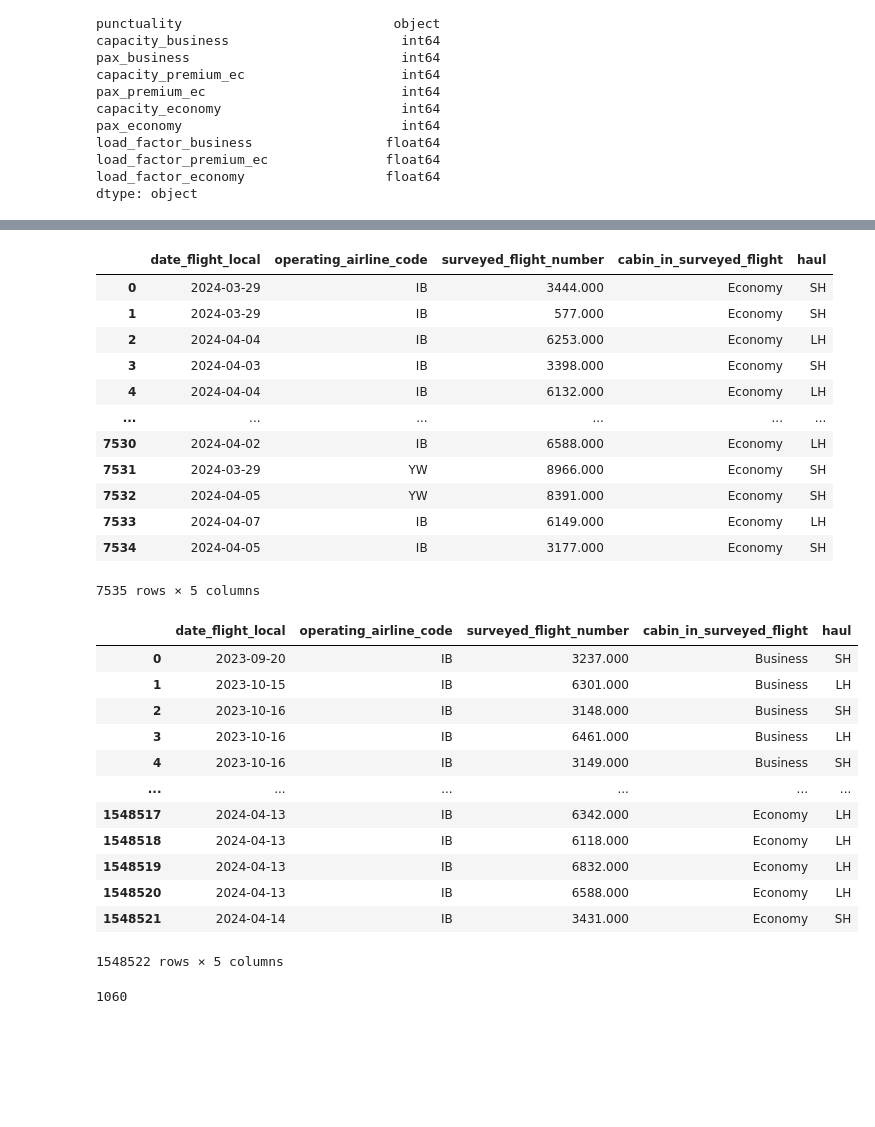
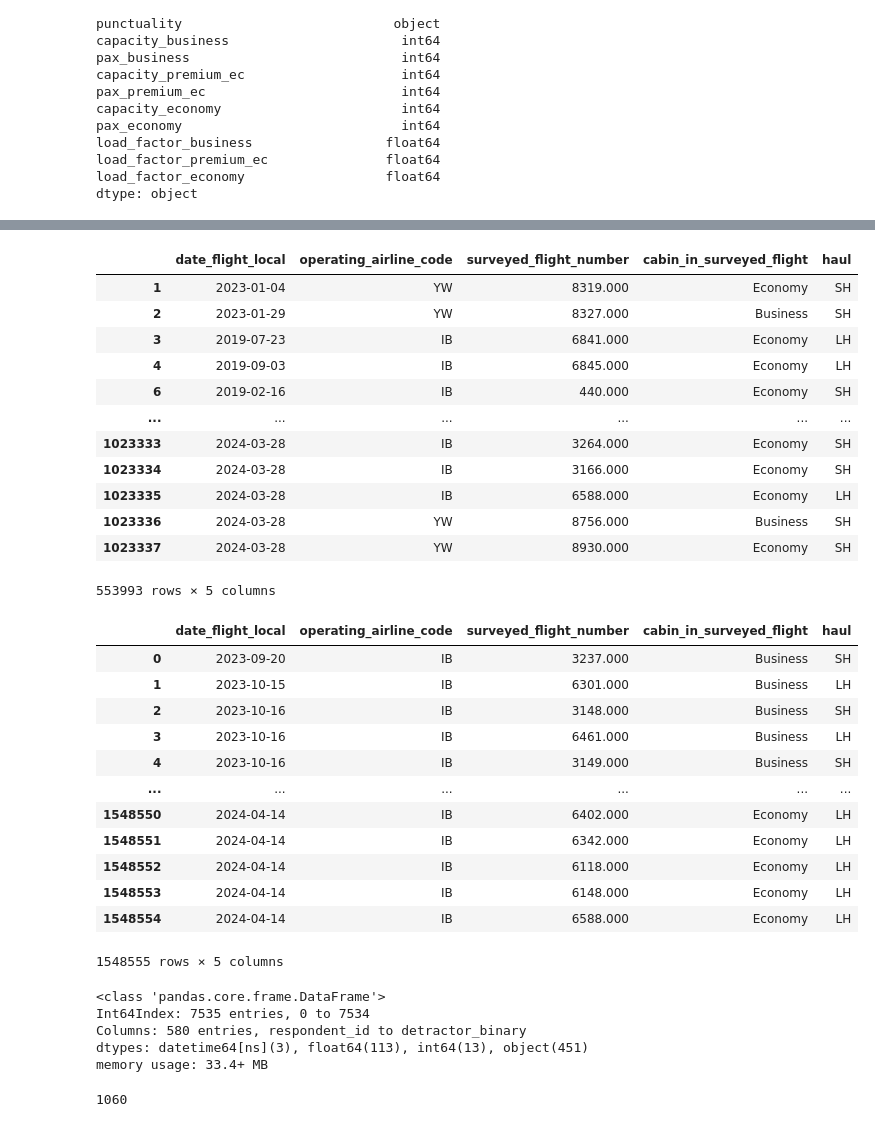
Before and after one commit to nomadicsenseis/AI_Explanatory_Drivers-VS_past_pipeline, a Jupyter notebook: develop/Debug_pipeline.ipynb, the cells around one changed output, grey strips where cells are left out. Cells and saved outputs as stored; diff of their text form; code cells hidden in the pictures; blank space fills up the shorter version.

Commit message:
Fix merge 500k rows in historic. Still only 1k/7k in predict

```diff
--- a/develop/Debug_pipeline.ipynb
+++ b/develop/Debug_pipeline.ipynb
@@ -984,22 +1017,21 @@ array(['IB', 'YW'], dtype=object)
 # %%
-df_nps_incremental[['date_flight_local', 'operating_airline_code', 'surveyed_flight_number', 'cabin_in_surveyed_flight', 'haul']]
-df_long[['date_flight_local', 'operating_airline_code', 'surveyed_flight_number', 'cabin_in_surveyed_flight', 'haul']]
+df_nps_historic[['date_flight_local', 'operating_airline_code', 'surveyed_flight_number', 'cabin_in_surveyed_flight', 'haul']]
 # %% [output]
 |  | date_flight_local | operating_airline_code | surveyed_flight_number | cabin_in_surveyed_flight | haul |
-| 0 | 2024-03-29 | IB | 3444.000 | Economy | SH |
-| 1 | 2024-03-29 | IB | 577.000 | Economy | SH |
-| 2 | 2024-04-04 | IB | 6253.000 | Economy | LH |
-| 3 | 2024-04-03 | IB | 3398.000 | Economy | SH |
-| 4 | 2024-04-04 | IB | 6132.000 | Economy | LH |
+| 1 | 2023-01-04 | YW | 8319.000 | Economy | SH |
+| 2 | 2023-01-29 | YW | 8327.000 | Business | SH |
+| 3 | 2019-07-23 | IB | 6841.000 | Economy | LH |
+| 4 | 2019-09-03 | IB | 6845.000 | Economy | LH |
+| 6 | 2019-02-16 | IB | 440.000 | Economy | SH |
 | ... | ... | ... | ... | ... | ... |
-| 7530 | 2024-04-02 | IB | 6588.000 | Economy | LH |
-| 7531 | 2024-03-29 | YW | 8966.000 | Economy | SH |
-| 7532 | 2024-04-05 | YW | 8391.000 | Economy | SH |
-| 7533 | 2024-04-07 | IB | 6149.000 | Economy | LH |
-| 7534 | 2024-04-05 | IB | 3177.000 | Economy | SH |
+| 1023333 | 2024-03-28 | IB | 3264.000 | Economy | SH |
+| 1023334 | 2024-03-28 | IB | 3166.000 | Economy | SH |
+| 1023335 | 2024-03-28 | IB | 6588.000 | Economy | LH |
+| 1023336 | 2024-03-28 | YW | 8756.000 | Business | SH |
+| 1023337 | 2024-03-28 | YW | 8930.000 | Economy | SH |
-7535 rows × 5 columns
+553993 rows × 5 columns
 # %%
-df_long[['date_flight_local', 'operating_airline_code', 'surveyed_flight_number', 'cabin_in_surveyed_flight', 'haul']]
+df[['date_flight_local', 'operating_airline_code', 'surveyed_flight_number', 'cabin_in_surveyed_flight', 'haul']]
 # %% [output]
 |  | date_flight_local | operating_airline_code | surveyed_flight_number | cabin_in_surveyed_flight | haul |
 | 0 | 2023-09-20 | IB | 3237.000 | Business | SH |
@@ -1008,12 +1040,20 @@ df_long[['date_flight_local', 'operating_airline_code', 'surveyed_flight_number'
 | 3 | 2023-10-16 | IB | 6461.000 | Business | LH |
 | 4 | 2023-10-16 | IB | 3149.000 | Business | SH |
 | ... | ... | ... | ... | ... | ... |
-| 1548517 | 2024-04-13 | IB | 6342.000 | Economy | LH |
-| 1548518 | 2024-04-13 | IB | 6118.000 | Economy | LH |
-| 1548519 | 2024-04-13 | IB | 6832.000 | Economy | LH |
-| 1548520 | 2024-04-13 | IB | 6588.000 | Economy | LH |
-| 1548521 | 2024-04-14 | IB | 3431.000 | Economy | SH |
+| 1548550 | 2024-04-14 | IB | 6402.000 | Economy | LH |
+| 1548551 | 2024-04-14 | IB | 6342.000 | Economy | LH |
+| 1548552 | 2024-04-14 | IB | 6118.000 | Economy | LH |
+| 1548553 | 2024-04-14 | IB | 6148.000 | Economy | LH |
+| 1548554 | 2024-04-14 | IB | 6588.000 | Economy | LH |
-1548522 rows × 5 columns
+1548555 rows × 5 columns
+# %%
+df_nps_incremental.info()
+# %% [output]
+<class 'pandas.core.frame.DataFrame'>
+Int64Index: 7535 entries, 0 to 7534
+Columns: 580 entries, respondent_id to detractor_binary
+dtypes: datetime64[ns](3), float64(113), int64(13), object(451)
+memory usage: 33.4+ MB
 # %%
 intersection_df = pd.merge(
     df_nps_incremental,
```
Also changed, not shown: parts of 18 cells of this notebook, 1 other file.
